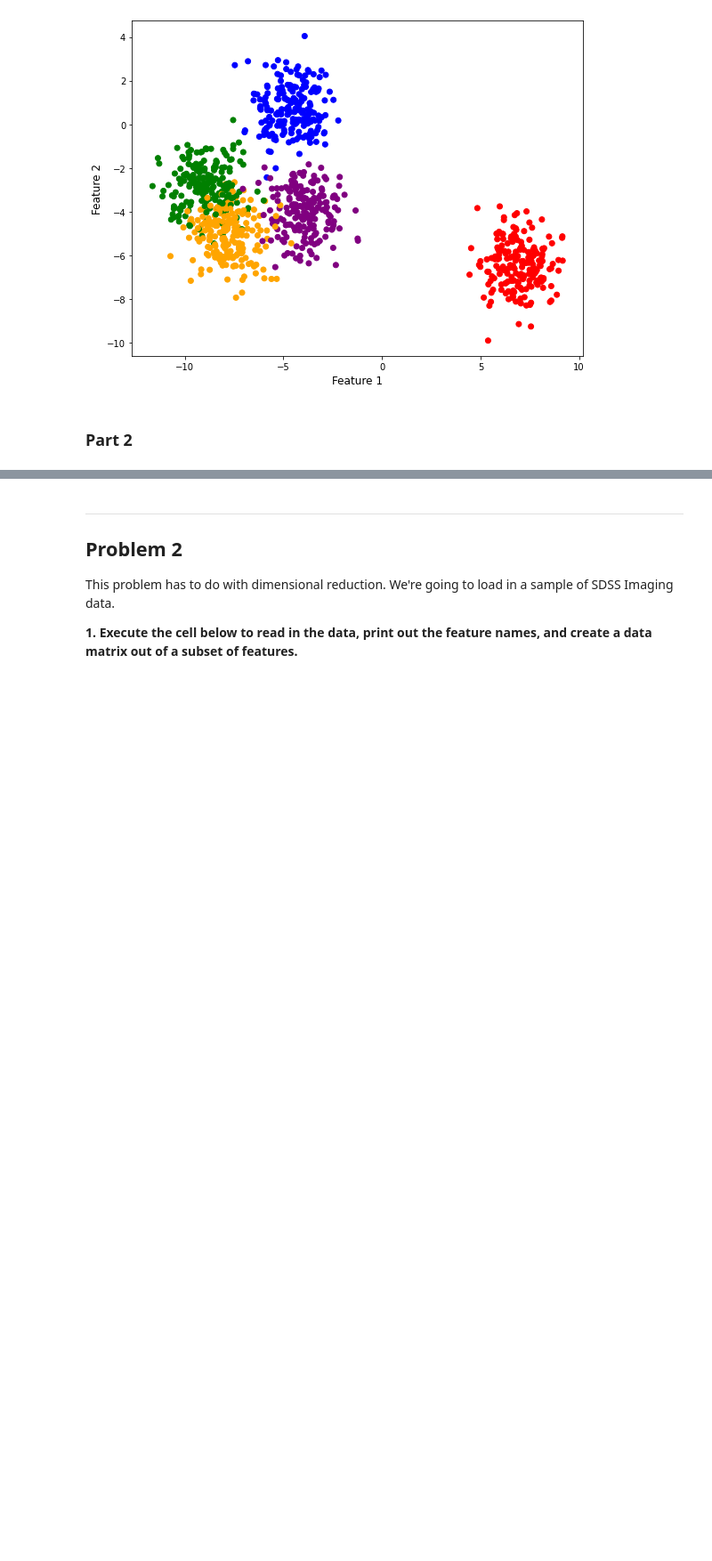
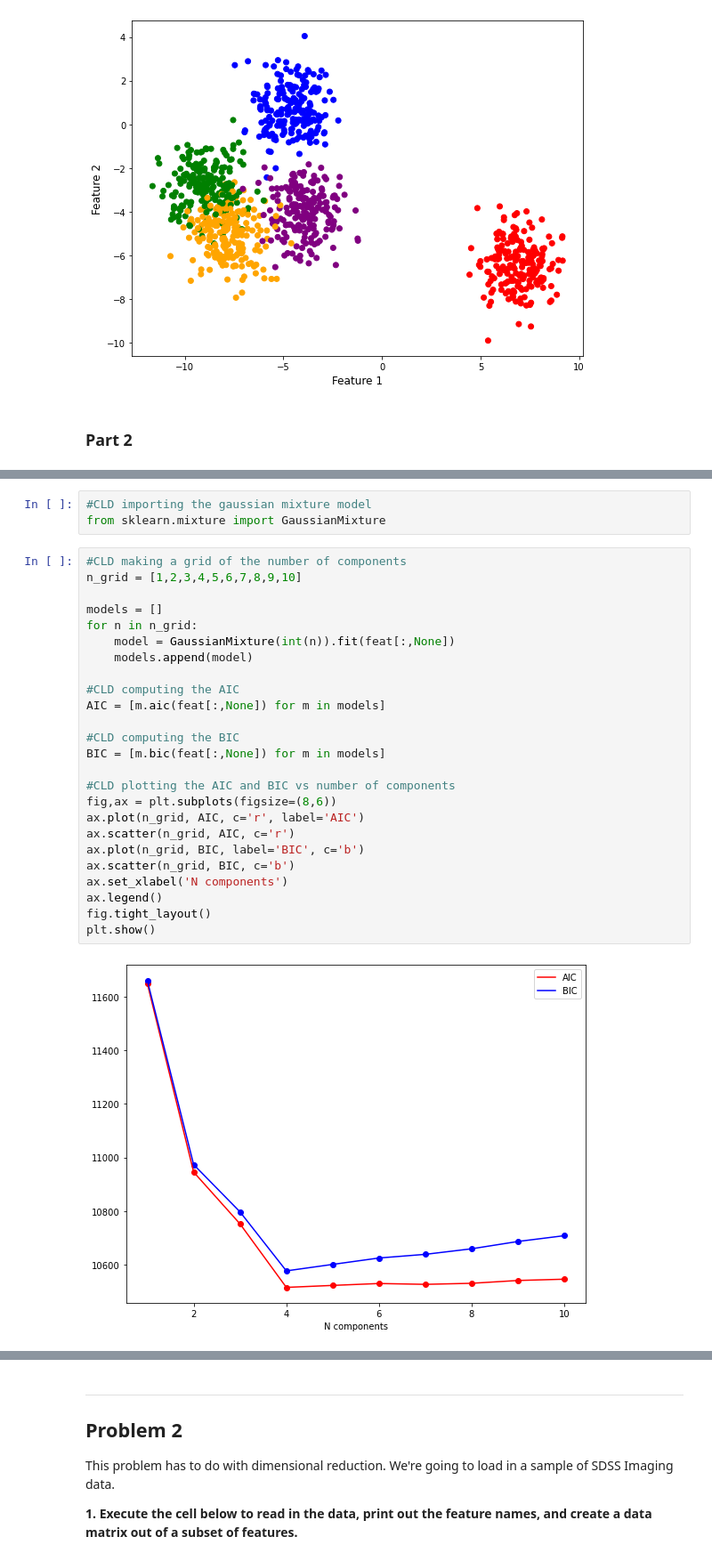
Before and after one commit to dgerosa/astrostatistics_bicocca_2023, a Jupyter notebook: coursework/student_folders/carrie_drake/vu_astr8070_s21_hw6_carriedrake.ipynb, the cells around one changed output, grey strips where cells are left out. Shown at 89% size. Drawn from its saved outputs; the diff is of its cells as text; blank space fills up the shorter version.

```diff
--- a/coursework/student_folders/carrie_drake/vu_astr8070_s21_hw6_carriedrake.ipynb
+++ b/coursework/student_folders/carrie_drake/vu_astr8070_s21_hw6_carriedrake.ipynb
@@ -131,0 +156,30 @@ ValueError: query data dimension must match training data dimension
+# %%
+#CLD importing the gaussian mixture model
+from sklearn.mixture import GaussianMixture
+# %%
+#CLD making a grid of the number of components
+n_grid = [1,2,3,4,5,6,7,8,9,10]
+
+models = []
+for n in n_grid:
+    model = GaussianMixture(int(n)).fit(feat[:,None])
+    models.append(model)
+
+#CLD computing the AIC
+AIC = [m.aic(feat[:,None]) for m in models]
+
+#CLD computing the BIC
+BIC = [m.bic(feat[:,None]) for m in models]
+
+#CLD plotting the AIC and BIC vs number of components
+fig,ax = plt.subplots(figsize=(8,6))
+ax.plot(n_grid, AIC, c='r', label='AIC')
+ax.scatter(n_grid, AIC, c='r')
+ax.plot(n_grid, BIC, label='BIC', c='b')
+ax.scatter(n_grid, BIC, c='b')
+ax.set_xlabel('N components')
+ax.legend()
+fig.tight_layout()
+plt.show()
+# %% [output]
+[figure, added]
```
Also changed, not shown: parts of 17 cells of this notebook.
